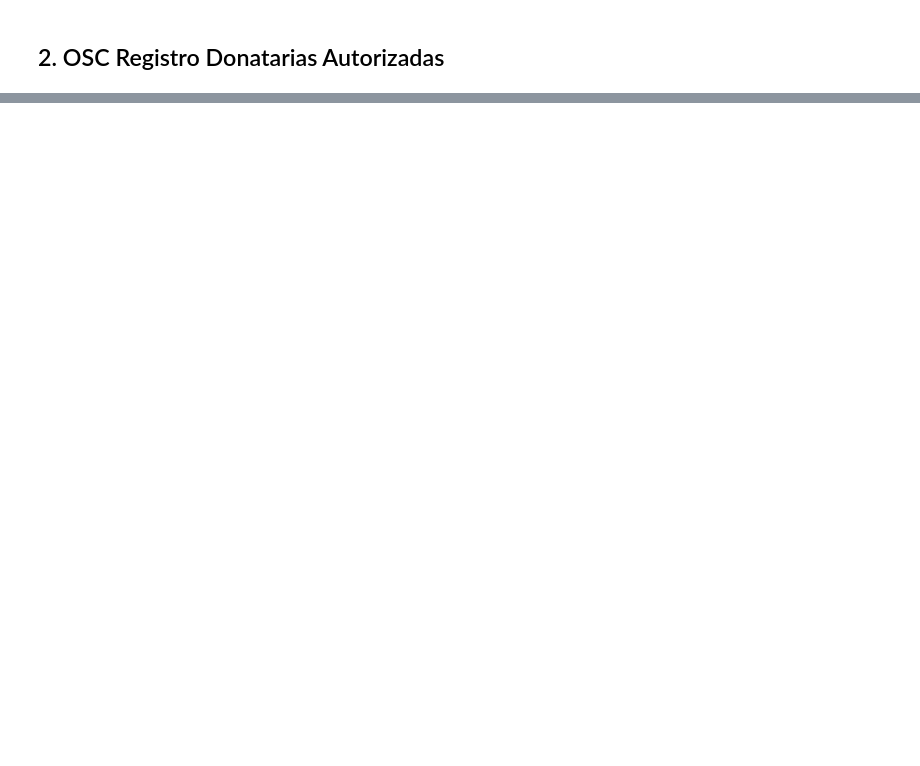
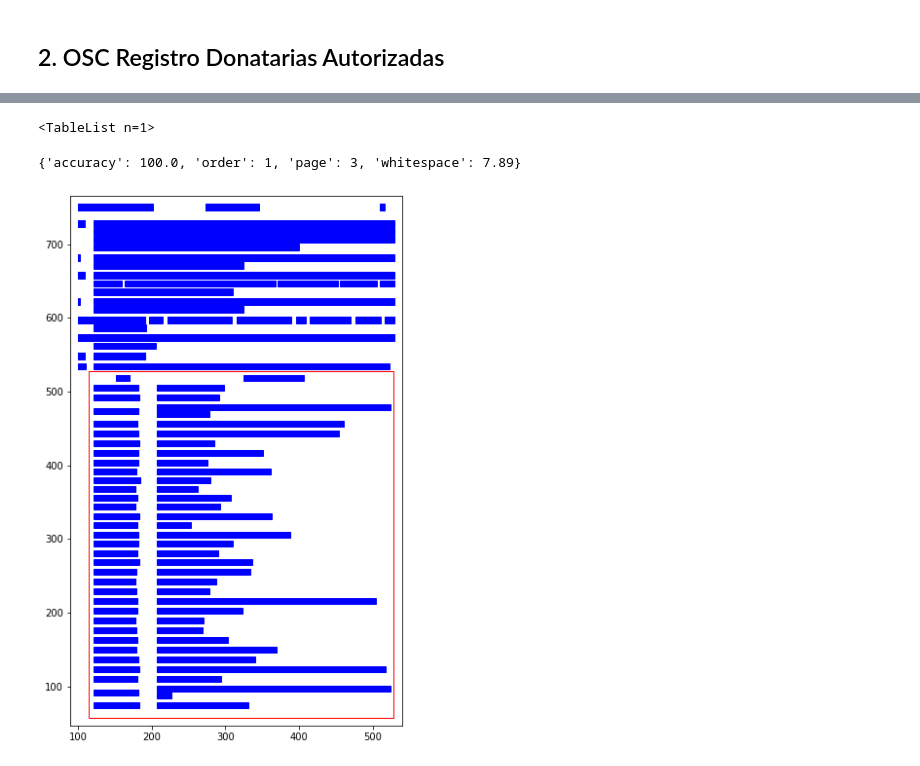
Before and after one commit to donelianc/osc-mexico-2020, a Jupyter notebook: get_osc_data.ipynb, the cells around one changed output, grey strips where cells are left out. Drawn from its saved outputs; the diff is of its cells as text; code cells hidden in the pictures; blank space fills up the shorter version.

```diff
--- a/get_osc_data.ipynb
+++ b/get_osc_data.ipynb
@@ -10,3 +11,6 @@ Mounted at /content/drive
+# %%
+import matplotlib.pyplot as plt
+plt.rcParams['figure.figsize'] = [10, 10]
 # %% [markdown]
 ## 1. OSC con Clave Única de Inscripción
 # %%
@@ -178,0 +262,22 @@ dtype: int64
+# %%
+# the following information should be specified
+
+PAGES = '3'
+tables = camelot.read_pdf(
+    '/content/drive/MyDrive/NewCo/intel/data/a14-rms/test2.pdf'
+    , flavor='stream'
+    , table_areas=['115,528,528,57'] # coordinates when we need to id table's head
+    , pages = PAGES
+    )
+# %%
+tables
+# %% [output]
+<TableList n=1>
+# %%
+tables[0].parsing_report
+# %% [output]
+{'accuracy': 100.0, 'order': 1, 'page': 3, 'whitespace': 7.89}
+# %%
+camelot.plot(tables[0], kind='contour').show()
+# %% [output]
+[figure, added]
```
Also changed, not shown: parts of 46 cells of this notebook.
